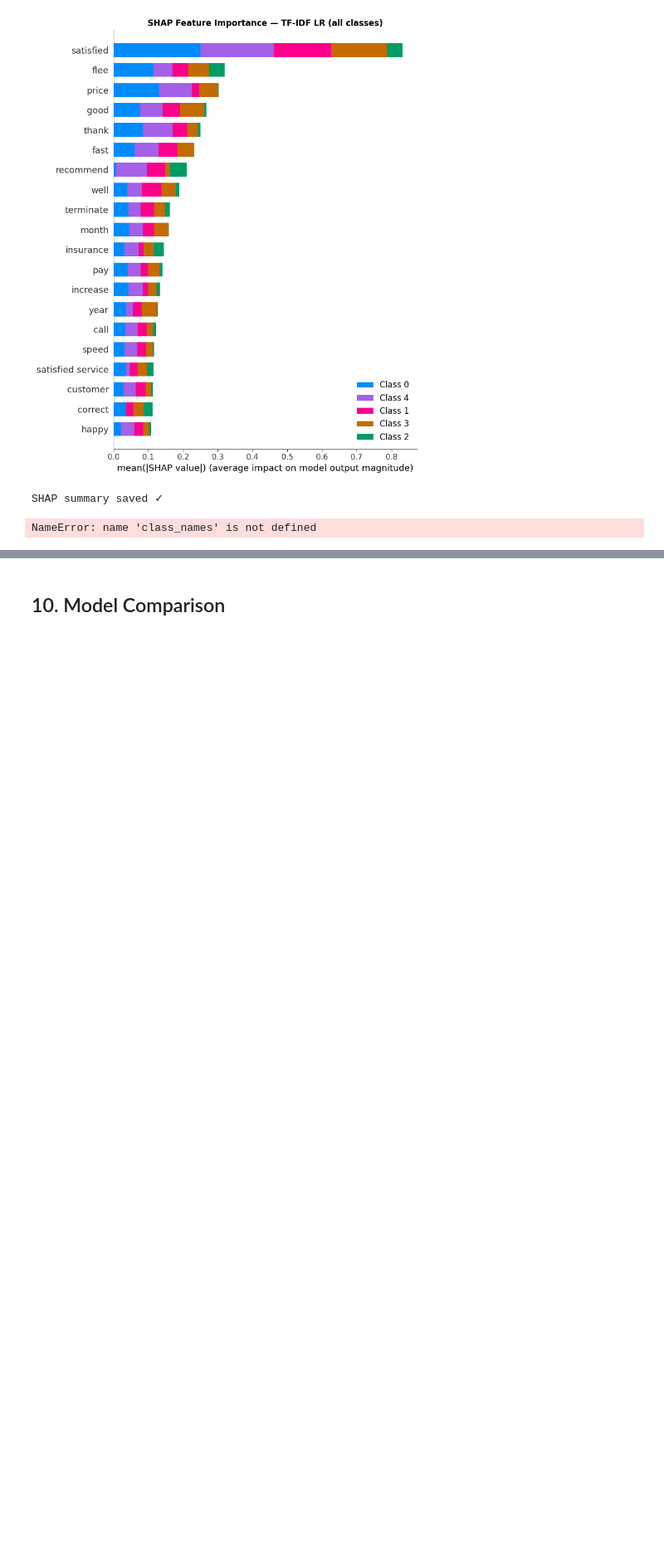
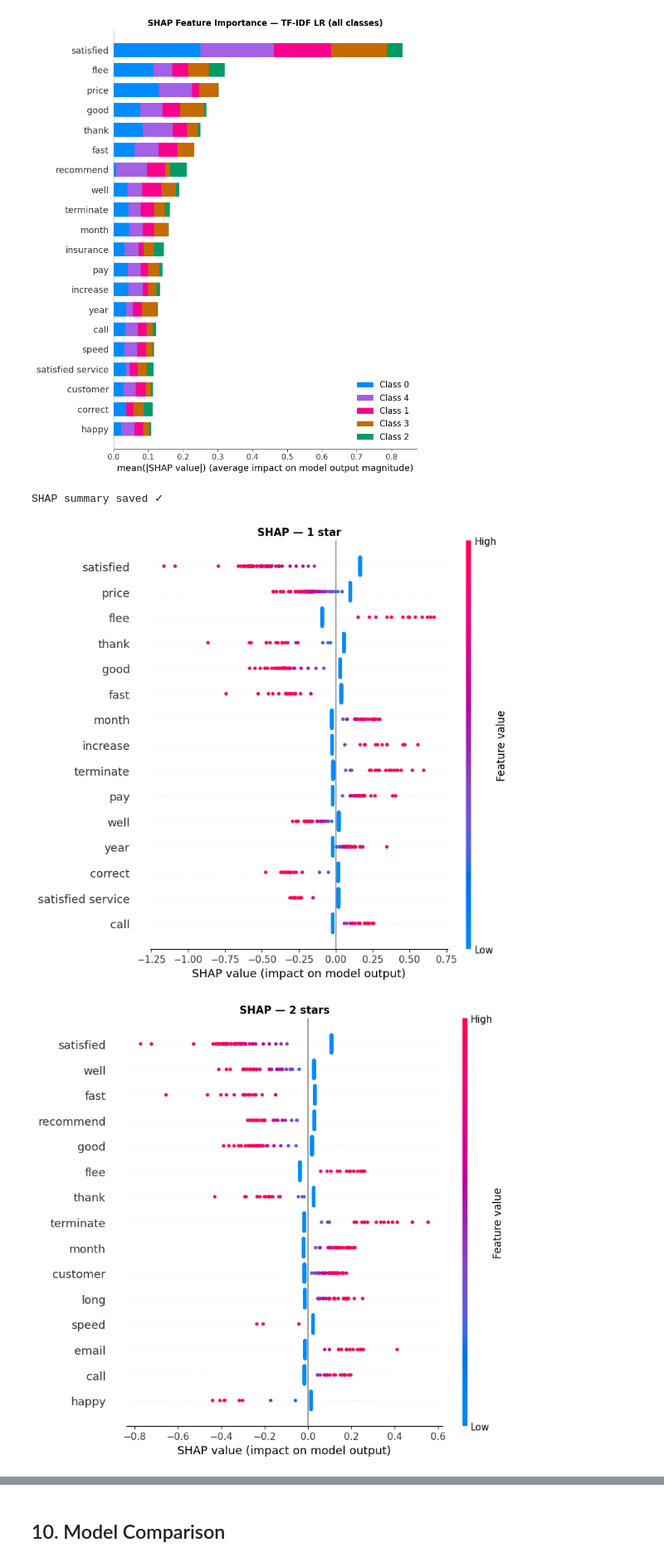
Before and after one commit to Loro67/NLP_2, a Jupyter notebook: notebooks/step5_supervised_learning.ipynb, the cells around one changed output, grey strips where cells are left out. Shown at 83% size. Saved outputs shown, nothing was run; the diff lists cells and outputs as text; code cells hidden in the pictures; blank space fills up the shorter version.

```diff
--- a/notebooks/step5_supervised_learning.ipynb
+++ b/notebooks/step5_supervised_learning.ipynb
@@ -1313,32 +1313,33 @@ for class_idx, class_name in enumerate(class_names):
     # Sélection des valeurs SHAP pour la classe
     if isinstance(shap_values, list):
         sh_vals = shap_values[class_idx]
     elif isinstance(shap_values, np.ndarray) and shap_values.ndim == 3:
         # shap_values shape: (n_samples, n_features, n_classes)
         sh_vals = shap_values[:, :, class_idx]
     else:
         sh_vals = shap_values
 
     # Préparation des données (matrice dense pour le plot)
     X_plot = test_sample.toarray() if hasattr(test_sample, "toarray") else test_sample
 
     # Alignement des dimensions si nécessaire
     expected_f = min(sh_vals.shape[1], X_plot.shape[1], len(feature_names))
     sh_vals_final = sh_vals[:, :expected_f]
     X_plot_final = X_plot[:, :expected_f]
     features_final = feature_names[:expected_f]
 
     shap.summary_plot(
         sh_vals_final,
         X_plot_final,
         feature_names=features_final,
         max_display=15,
         plot_type="dot",
         show=False
     )
 
-    plt.title(f"SHAP — Class {class_name}", fontweight="bold")
+    plt.title(f"SHAP — {class_name}", fontweight="bold")
     plt.tight_layout()
     plt.show()
 # %% [output]
-NameError: name 'class_names' is not defined
+[figure, added]
+[figure, added]
```
Also changed, not shown: parts of 5 cells of this notebook, 6 other files.
